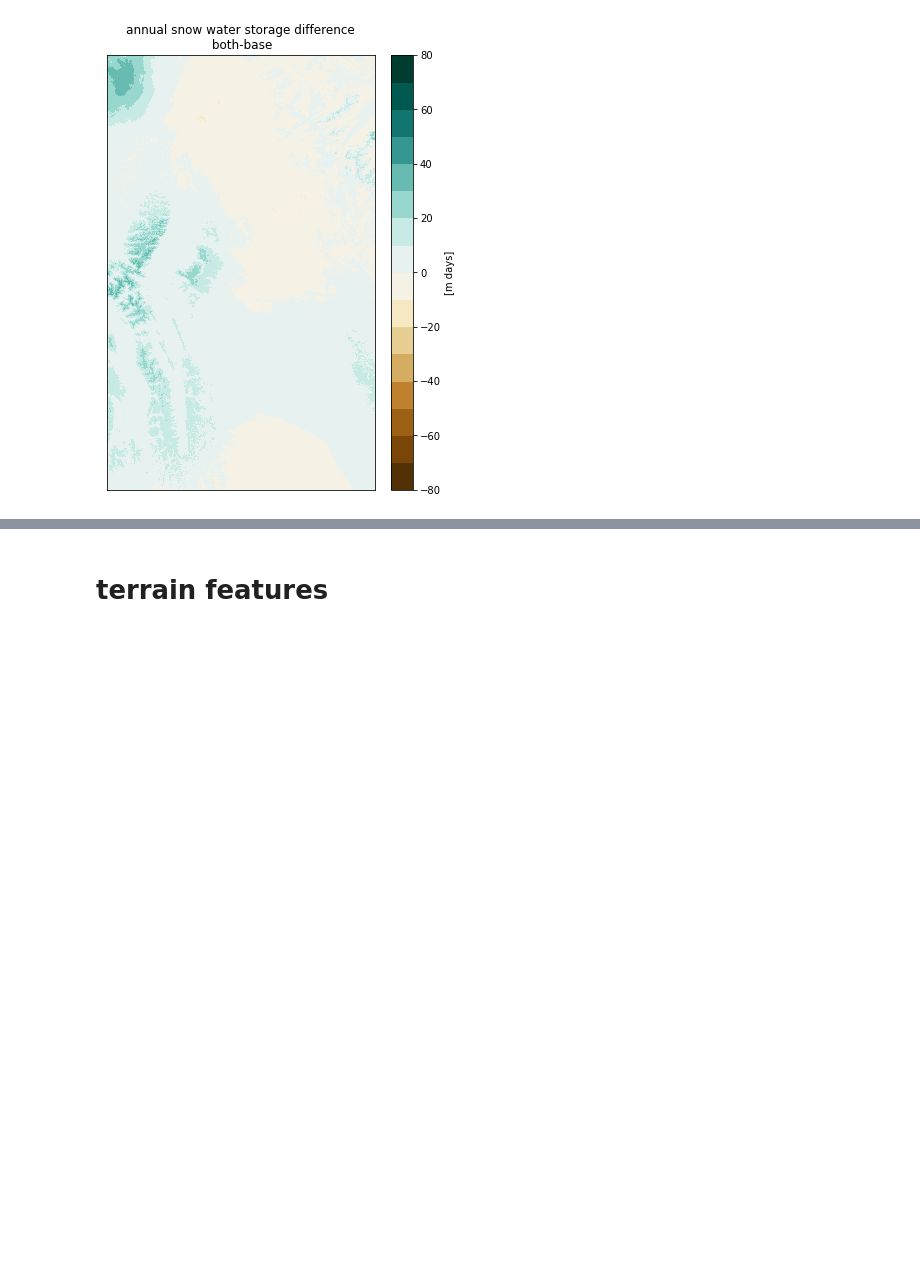
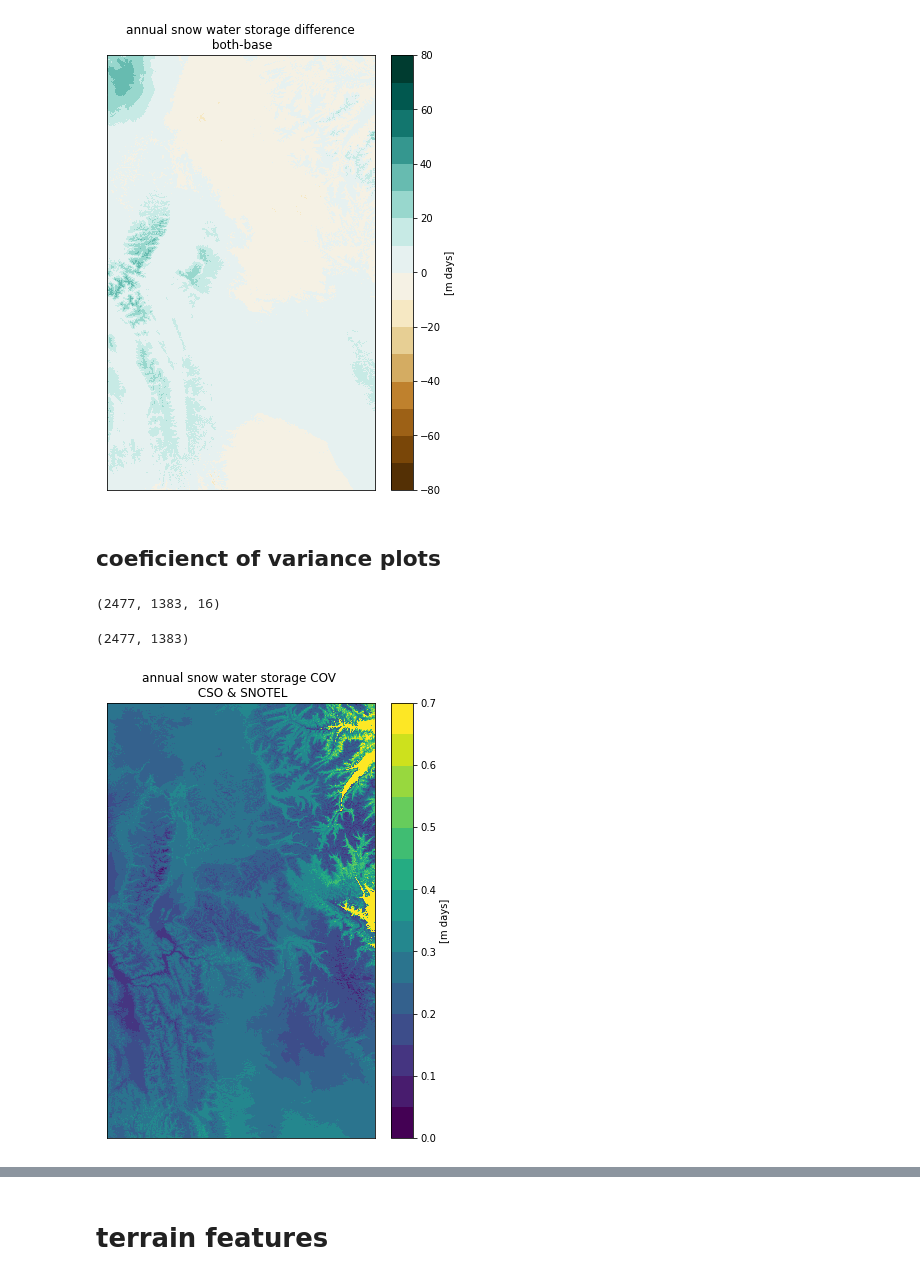
Before and after one commit to snowmodel-tools/assimilation_python, a Jupyter notebook: 05_figures.ipynb, the cells around one changed output, grey strips where cells are left out. Drawn from its saved outputs; the diff is of its cells as text; code cells hidden in the pictures; blank space fills up the shorter version.

```diff
--- a/05_figures.ipynb
+++ b/05_figures.ipynb
@@ -980,7 +1114,7 @@ Attributes:
     descriptions:   ('elevation',)
     AREA_OR_POINT:  Area
 # %%
-gdatPath = '/nfs/attic/dfh/Aragon2/WY_gdat/2019assim_2021-05-07/'
+gdatPath = '/nfs/attic/dfh/Aragon2/WY_gdat/assim2019/'
 filenams = sorted([f for f in listdir(gdatPath) if isfile(join(gdatPath, f))])
 filenams
 # %% [output]
@@ -1105,12 +1237,43 @@ ax.set_title('annual snow water storage difference\n both-base')
 fig.savefig(fig_path+'storage_dif_both'+str(water_year)+'.png', dpi=300)
 # %% [output]
 [figure]
+# %% [markdown]
+## coeficienct of variance plots
 # %%
 path = "/nfs/attic/dfh/Aragon2/WY_gdat/2019assim_2021-05-07/storage/"
+#get all storage files for the both ensemble
 files = []
 for file in listdir(path):
     if file.startswith("both"):
         files.append(file)
+#concatonate storage files
+for i in range(len(files)):
+    file = files[i]
+    if i == 0:
+        storage = genfromtxt(path+file, delimiter=',')
+    else:
+        storage_tmp = genfromtxt(path+file, delimiter=',')
+        storage = np.dstack((storage,storage_tmp))
+storage.shape
+# %% [output]
+(2477, 1383, 16)
-# %%
-for file in files:
-    storage = genfromtxt(gdatPath+'storage/baseline_storage.csv', delimiter=',')
+# %%
+# compute coefficient of variation
+std = np.std(storage, axis=2)
+mean = np.mean(storage, axis=2)
+cov = std/mean
+cov.shape
+# %% [output]
+(2477, 1383)
+# %%
+fig, ax = plt.subplots(1,figsize=(6,8))
+snow = ax.pcolormesh(cov,vmin=0,vmax=.7,cmap =plt.cm.get_cmap('viridis', 14))
+ax_cbar =plt.colorbar(snow,orientation="vertical")#, fraction=0.07)
+ax_cbar.set_label('[m days]')
+ax.axes.xaxis.set_visible(False)
+ax.axes.yaxis.set_visible(False)
+ax.set_title('annual snow water storage COV \n CSO & SNOTEL')
+
+fig.savefig(fig_path+'COVstorage_both'+str(water_year)+'.png', dpi=300)
+# %% [output]
+[figure, added]
```
Also changed, not shown: parts of 39 cells of this notebook, 6 other files.
